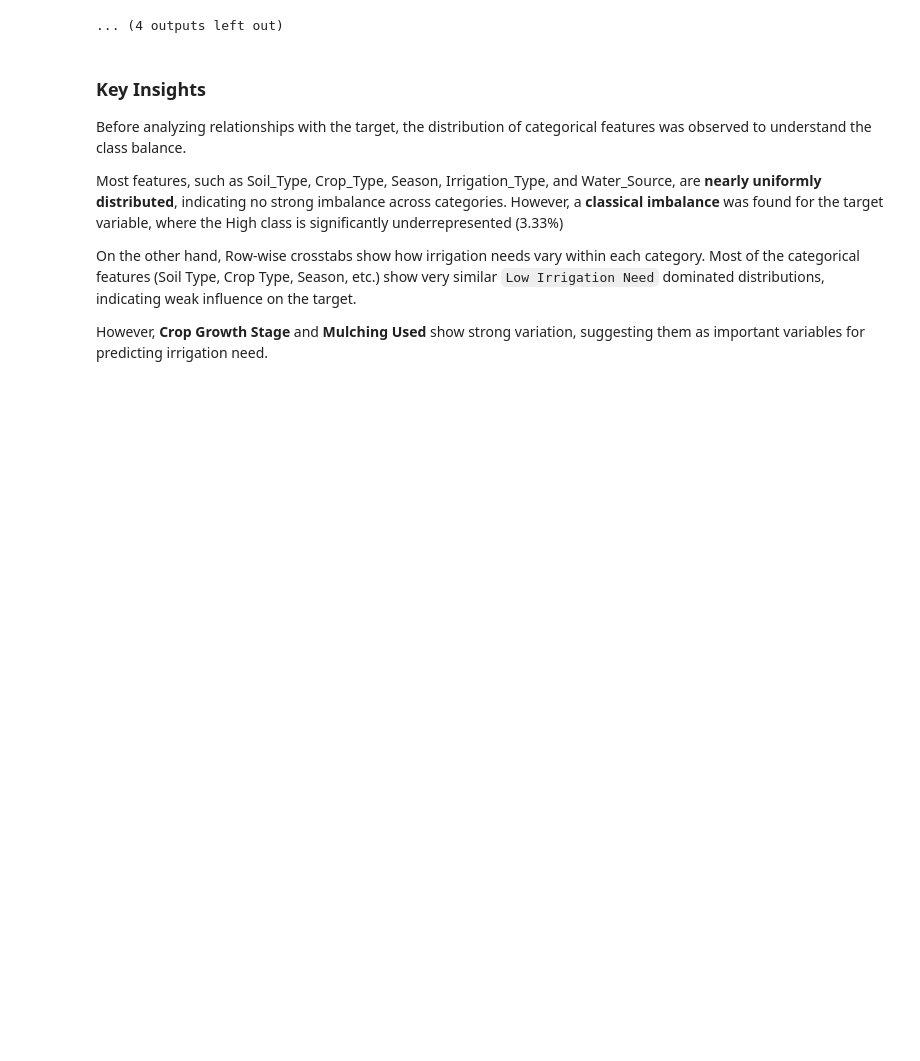
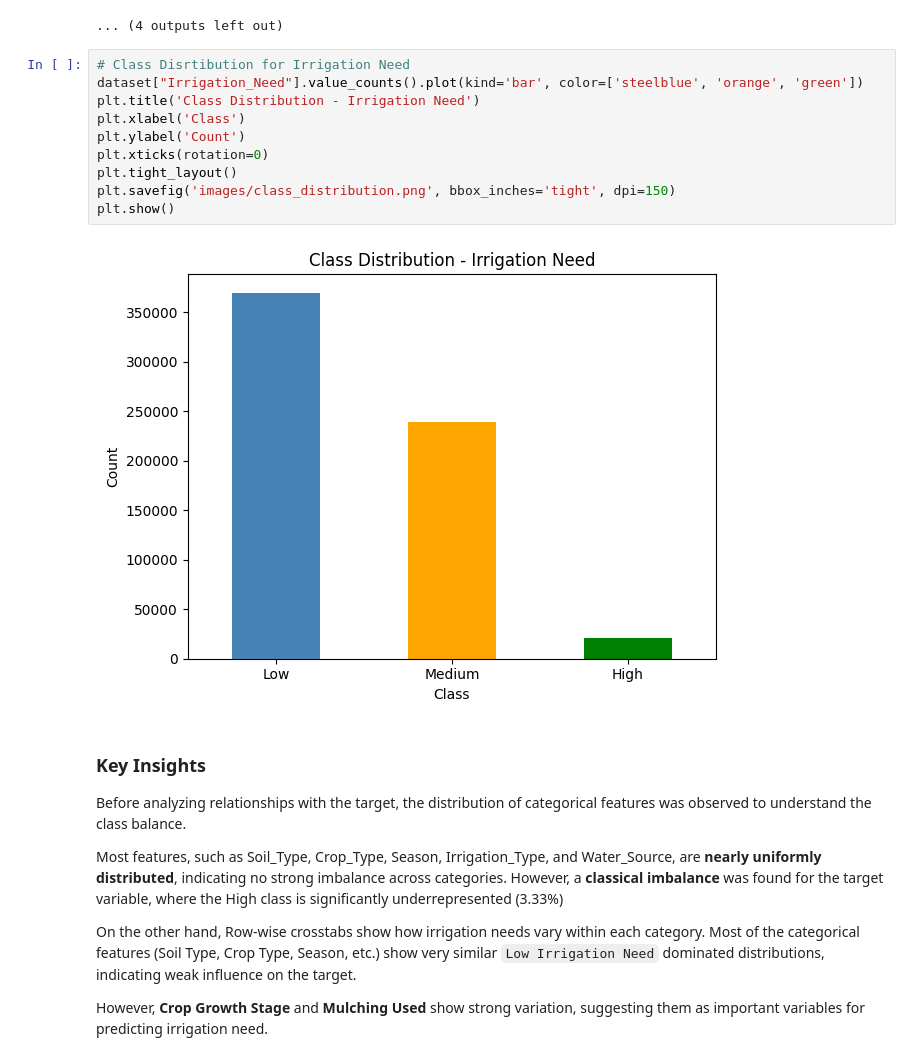
Before and after one commit to AshishGhimire-88/Predicting-Irrigation-Need, a Jupyter notebook: Documentation.ipynb, the cells around one changed output. Saved outputs shown, nothing was run; the diff lists cells and outputs as text; blank space fills up the shorter version.

Commit message:
Class Distribution Image Added

```diff
--- a/Documentation.ipynb
+++ b/Documentation.ipynb
@@ -451,6 +451,18 @@ for col in categorical_variables:
 | Reservoir | 3.26 | 56.26 | 40.47 |
 | River | 4.34 | 58.30 | 37.35 |
 ... (4 outputs left out)
+# %%
+# Class Disrtibution for Irrigation Need
+dataset["Irrigation_Need"].value_counts().plot(kind='bar', color=['steelblue', 'orange', 'green'])
+plt.title('Class Distribution - Irrigation Need')
+plt.xlabel('Class')
+plt.ylabel('Count')
+plt.xticks(rotation=0)
+plt.tight_layout()
+plt.savefig('images/class_distribution.png', bbox_inches='tight', dpi=150)
+plt.show()
+# %% [output]
+[figure, added]
 # %% [markdown]
 ### Key Insights
 
```
Also changed, not shown: parts of 1 cell of this notebook, 1 other file.
